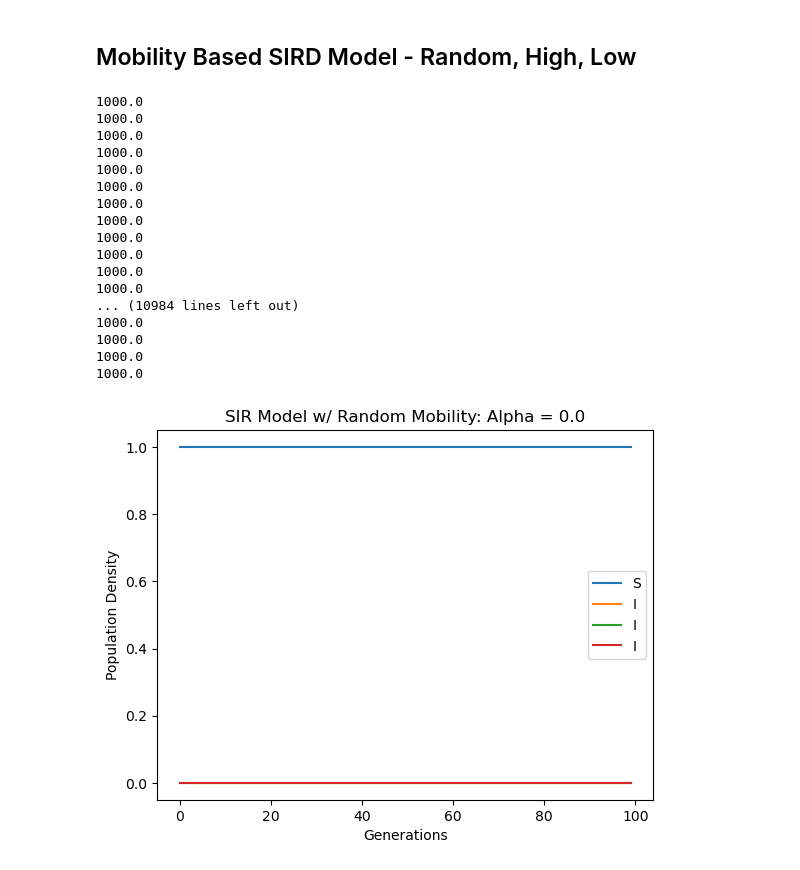
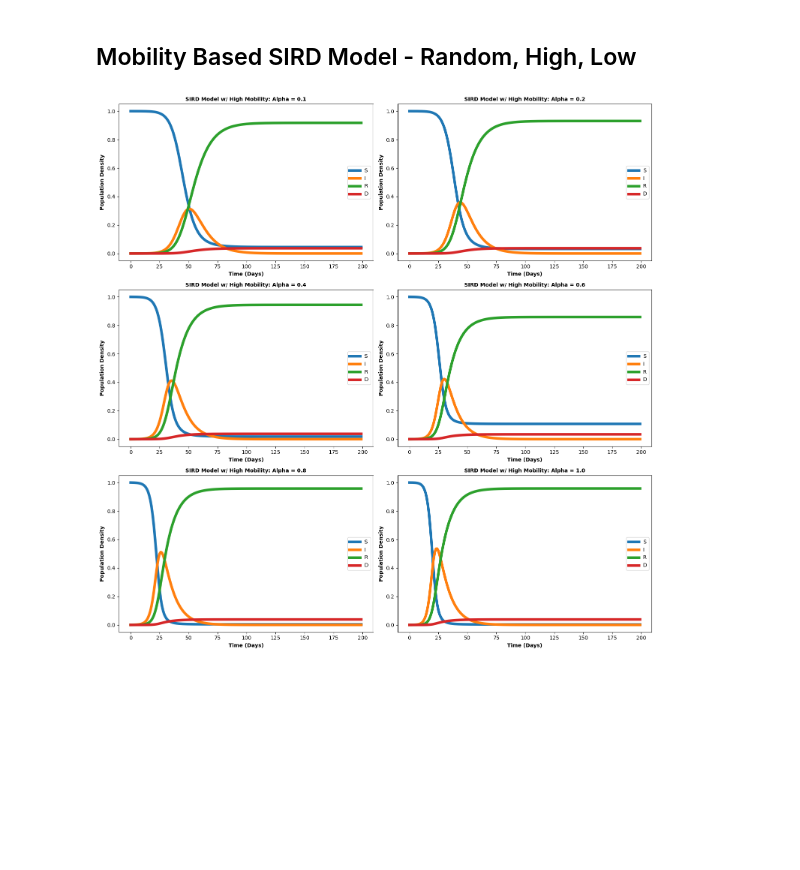
Before and after one commit to Virmani12/02712-Final-Project, a Jupyter notebook: SIRD_simulations.ipynb, the cells around one changed output. Drawn from its saved outputs; the diff is of its cells as text; code cells hidden in the pictures; blank space fills up the shorter version.

Commit message:
working plots

```diff
--- a/SIRD_simulations.ipynb
+++ b/SIRD_simulations.ipynb
@@ -160,35 +178,17 @@ def get_other_loc_params(grid,loc):
 # %%
 beta = 0.3 # rate of infection *CHANGE LATER MAYBE*
 mu = 0.1 # rate of recovery *CHANGE LATER MAYBE*
-delta_c = 0#0.004 # rate of death from COVID for Estonia
-delta_g = 0#0.014 # general death rate in Estonia
-birth_rate =0 # 0.009898
+delta_c = 0.004 # rate of death from COVID for Estonia
+delta_g = 0 #0.014 # general death rate in Estonia
+birth_rate = 0#0.009
 N = 100000
 n_locations=100
-days = 100
-alphas = np.arange(0,1.1,0.1)
+days = 200
+alphas =  [0.1,0.2,0.4,0.6,0.8,1.0]
 trials=10
-c = 0
-type = "Random"
+type = "High"
 threshold = 0.1
-dynamic_alpha_results = dynamic_alpha(type, threshold, beta, mu, N, n_locations, days, alphas, trials, c, delta_c, delta_g, birth_rate)
-sir_plotting(dynamic_alpha_results.items(), type)
+dynamic_alpha_results = dynamic_alpha(type, threshold, beta, mu, N, n_locations, days, alphas, trials, delta_c, delta_g, birth_rate)
+sir_plotting(dynamic_alpha_results, type)
 # %% [output]
-1000.0
-1000.0
-1000.0
-1000.0
-1000.0
-1000.0
-1000.0
-1000.0
-1000.0
-1000.0
-1000.0
-1000.0
-... (10984 lines left out)
-1000.0
-1000.0
-1000.0
-1000.0
-[figure, old version]
+[figure, new version]
```
Also changed, not shown: parts of 10 cells of this notebook, 3 other files.
